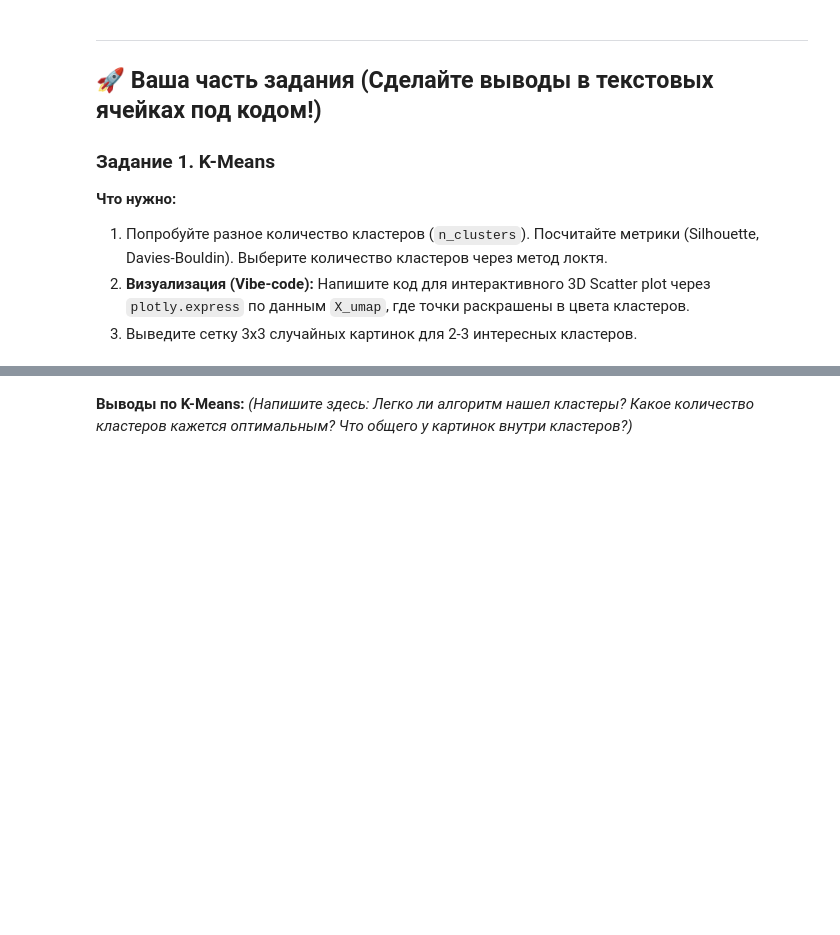
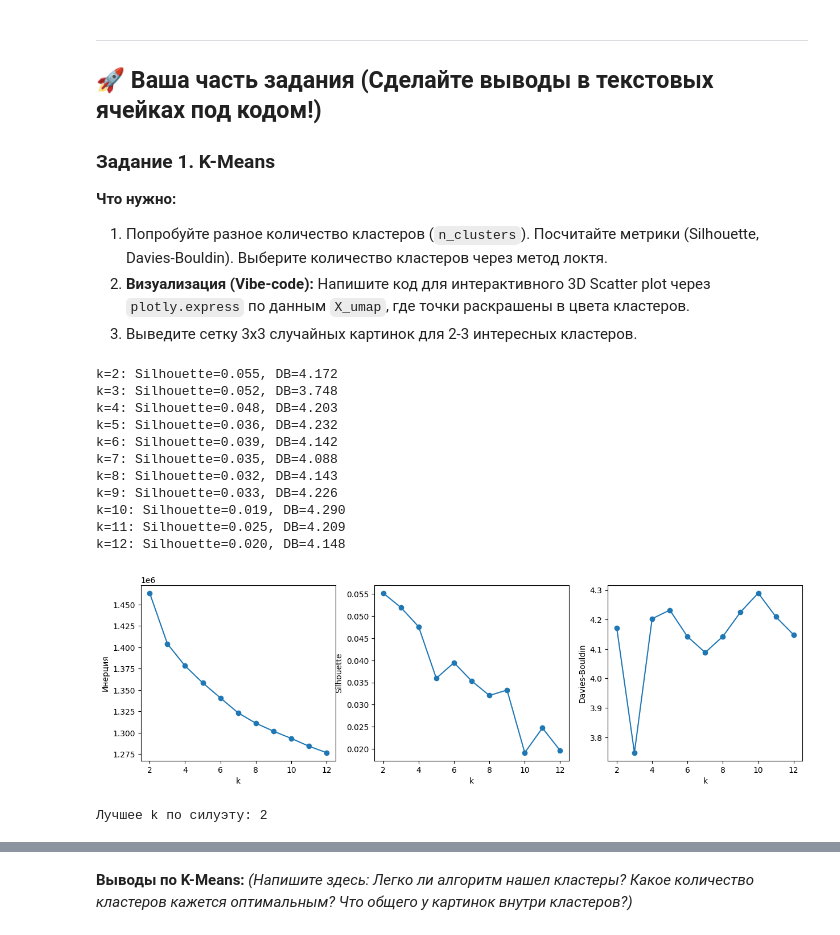
Before and after one commit to mariavyzhletsova-gif/lyceum_saturday10_2025, a Jupyter notebook: hw_clustering.ipynb, the cells around one changed output, grey strips where cells are left out. Drawn from its saved outputs; the diff is of its cells as text; code cells hidden in the pictures; blank space fills up the shorter version.

```diff
--- a/hw_clustering.ipynb
+++ b/hw_clustering.ipynb
@@ -105,0 +106,80 @@ import plotly.express as px
+# %%
+from sklearn.cluster import KMeans
+from sklearn.metrics import silhouette_score, davies_bouldin_score
+import plotly.express as px
+
+# ВАШ КОД ЗДЕСЬ:
+# 1. Обучить KMeans
+# 2. Посчитать метрики
+# 3. Визуализировать в 3D Plotly
+# 4. Вывести картинки из кластеров
+
+import matplotlib.pyplot as plt
+import numpy as np
+
+inertia = []
+sil_scores = []
+db_scores = []
+K_range = range(2, 13)
+
+for k in K_range:
+    kmeans = KMeans(n_clusters=k, random_state=42, n_init=10)
+    labels = kmeans.fit_predict(X)
+    inertia.append(kmeans.inertia_)
+    sil_scores.append(silhouette_score(X, labels))
+    db_scores.append(davies_bouldin_score(X, labels))
+    print(f"k={k}: Silhouette={sil_scores[-1]:.3f}, DB={db_scores[-1]:.3f}")
+
+fig, (ax1, ax2, ax3) = plt.subplots(1,3, figsize=(15,4))
+ax1.plot(K_range, inertia, 'o-')
+ax1.set_xlabel('k')
+ax1.set_ylabel('Инерция')
+ax2.plot(K_range, sil_scores, 'o-')
+ax2.set_xlabel('k')
+ax2.set_ylabel('Silhouette')
+ax3.plot(K_range, db_scores, 'o-')
+ax3.set_xlabel('k')
+ax3.set_ylabel('Davies-Bouldin')
+plt.show()
+
+best_k = sil_scores.index(max(sil_scores)) + 2
+print(f"Лучшее k по силуэту: {best_k}")
+
+kmeans_final = KMeans(n_clusters=best_k, random_state=42, n_init=10)
+clusters_kmeans = kmeans_final.fit_predict(X)
+
+fig = px.scatter_3d(x=X_umap[:,0], y=X_umap[:,1], z=X_umap[:,2], color=clusters_kmeans, opacity=0.7, title=f'K-Means, k={best_k}')
+fig.show()
+
+def show_cluster_samples(cluster_id, n_samples=9):
+    idx = np.where(clusters_kmeans == cluster_id)[0]
+    if len(idx) == 0:
+        return
+    idx = np.random.choice(idx, min(n_samples, len(idx)), replace=False)
+    fig, axes = plt.subplots(3,3, figsize=(9,9))
+    for i, ax in enumerate(axes.flat):
+        if i < len(idx):
+            img_index = int(idx[i])
+            ax.imshow(dataset[img_index]['image'])
+            ax.axis('off')
+        else:
+            ax.axis('off')
+    plt.suptitle(f'Кластер {cluster_id}')
+    plt.show()
+
+for c in np.random.choice(range(best_k), size=min(3, best_k), replace=False):
+    show_cluster_samples(c)
+# %% [output]
+k=2: Silhouette=0.055, DB=4.172
+k=3: Silhouette=0.052, DB=3.748
+k=4: Silhouette=0.048, DB=4.203
+k=5: Silhouette=0.036, DB=4.232
+k=6: Silhouette=0.039, DB=4.142
+k=7: Silhouette=0.035, DB=4.088
+k=8: Silhouette=0.032, DB=4.143
+k=9: Silhouette=0.033, DB=4.226
+k=10: Silhouette=0.019, DB=4.290
+k=11: Silhouette=0.025, DB=4.209
+k=12: Silhouette=0.020, DB=4.148
+[figure, added]
+Лучшее k по силуэту: 2
```
Also changed, not shown: parts of 12 cells of this notebook.
